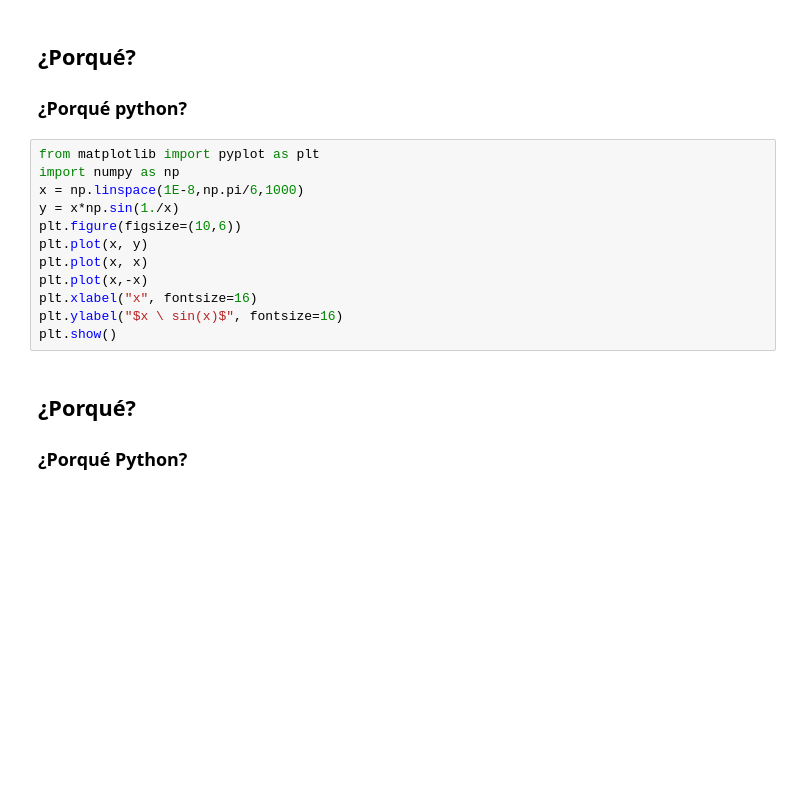
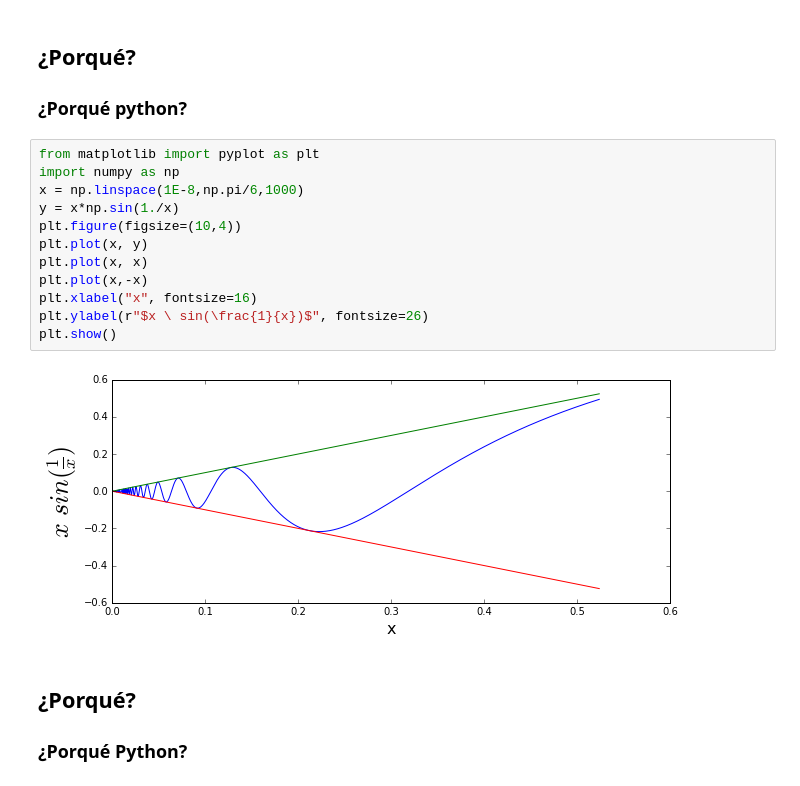
Before and after one commit to sebastiandres/mat281_m01_introduccion, a Jupyter notebook: 01_sobre_el_curso/01_sobre_el_curso.ipynb, the cells around one changed output. Drawn from its saved outputs; the diff is of its cells as text; blank space fills up the shorter version.

```diff
--- a/01_sobre_el_curso/01_sobre_el_curso.ipynb
+++ b/01_sobre_el_curso/01_sobre_el_curso.ipynb
@@ -173,15 +170,17 @@ Diferencias con años anteriores:
 # %%
 from matplotlib import pyplot as plt
 import numpy as np
 x = np.linspace(1E-8,np.pi/6,1000)
 y = x*np.sin(1./x)
-plt.figure(figsize=(10,6))
+plt.figure(figsize=(10,4))
 plt.plot(x, y)
 plt.plot(x, x)
 plt.plot(x,-x)
 plt.xlabel("x", fontsize=16)
-plt.ylabel("$x \ sin(x)$", fontsize=16)
+plt.ylabel(r"$x \ sin(\frac{1}{x})$", fontsize=26)
 plt.show()
+# %% [output]
+[figure, added]
 # %% [markdown]
 ## ¿Porqué?
 ### ¿Porqué Python?
```
Also changed, not shown: parts of 19 cells of this notebook.
